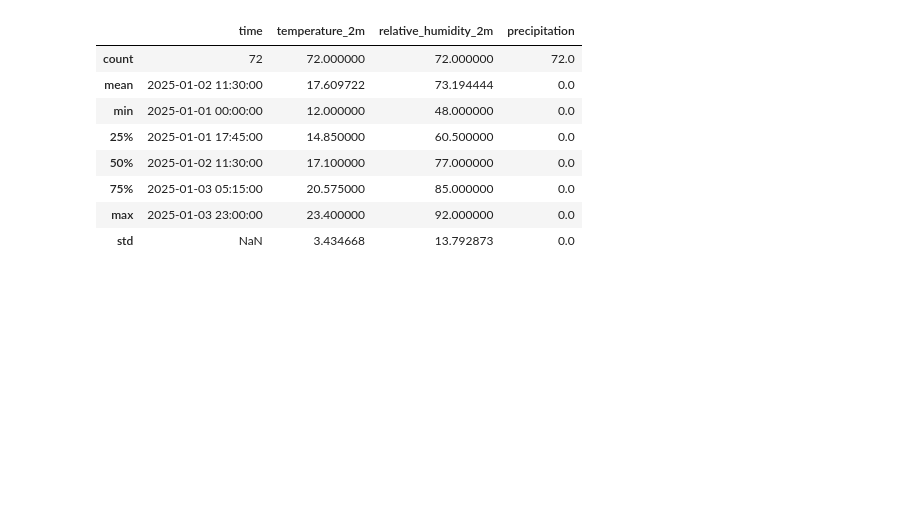
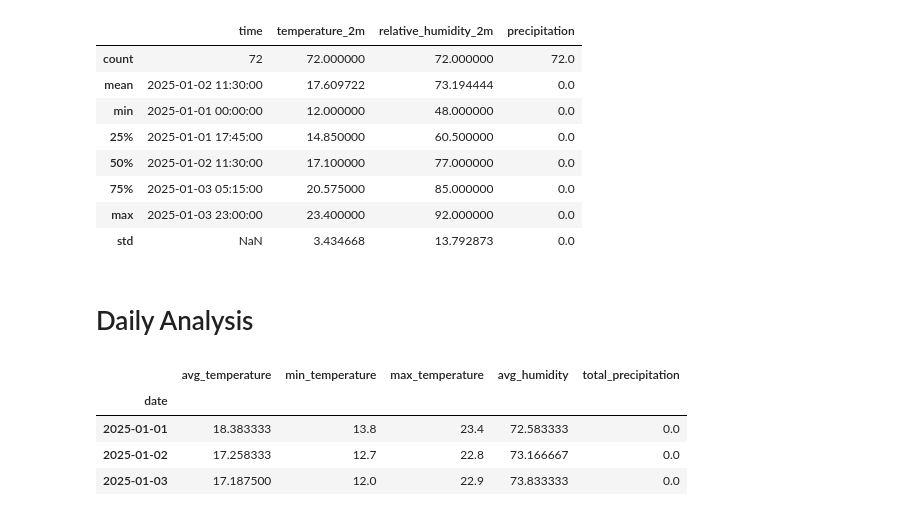
Before and after one commit to croissantMakesOomphSound/BasicWeatherDashboardUsingPython, a Jupyter notebook: notebooks/1.initial_notebook.ipynb, the cells around one changed output. Cells and saved outputs as stored; diff of their text form; code cells hidden in the pictures; blank space fills up the shorter version.

```diff
--- a/notebooks/1.initial_notebook.ipynb
+++ b/notebooks/1.initial_notebook.ipynb
@@ -154,3 +154,23 @@ df.describe()
 | 75% | 2025-01-03 05:15:00 | 20.575000 | 85.000000 | 0.0 |
 | max | 2025-01-03 23:00:00 | 23.400000 | 92.000000 | 0.0 |
 | std | NaN | 3.434668 | 13.792873 | 0.0 |
+# %% [markdown]
+# Daily Analysis
+# %%
+df["date"] = df["time"].dt.date
+
+daily_weather = df.groupby("date").agg(
+    avg_temperature=("temperature_2m", "mean"),
+    min_temperature=("temperature_2m", "min"),
+    max_temperature=("temperature_2m", "max"),
+    avg_humidity=("relative_humidity_2m", "mean"),
+    total_precipitation=("precipitation", "sum")
+)
+
+daily_weather
+# %% [output]
+|  | avg_temperature | min_temperature | max_temperature | avg_humidity | total_precipitation |
+| date |  |  |  |  |  |
+| 2025-01-01 | 18.383333 | 13.8 | 23.4 | 72.583333 | 0.0 |
+| 2025-01-02 | 17.258333 | 12.7 | 22.8 | 73.166667 | 0.0 |
+| 2025-01-03 | 17.187500 | 12.0 | 22.9 | 73.833333 | 0.0 |
```
Also changed, not shown: parts of 6 cells of this notebook, 1 other file.
